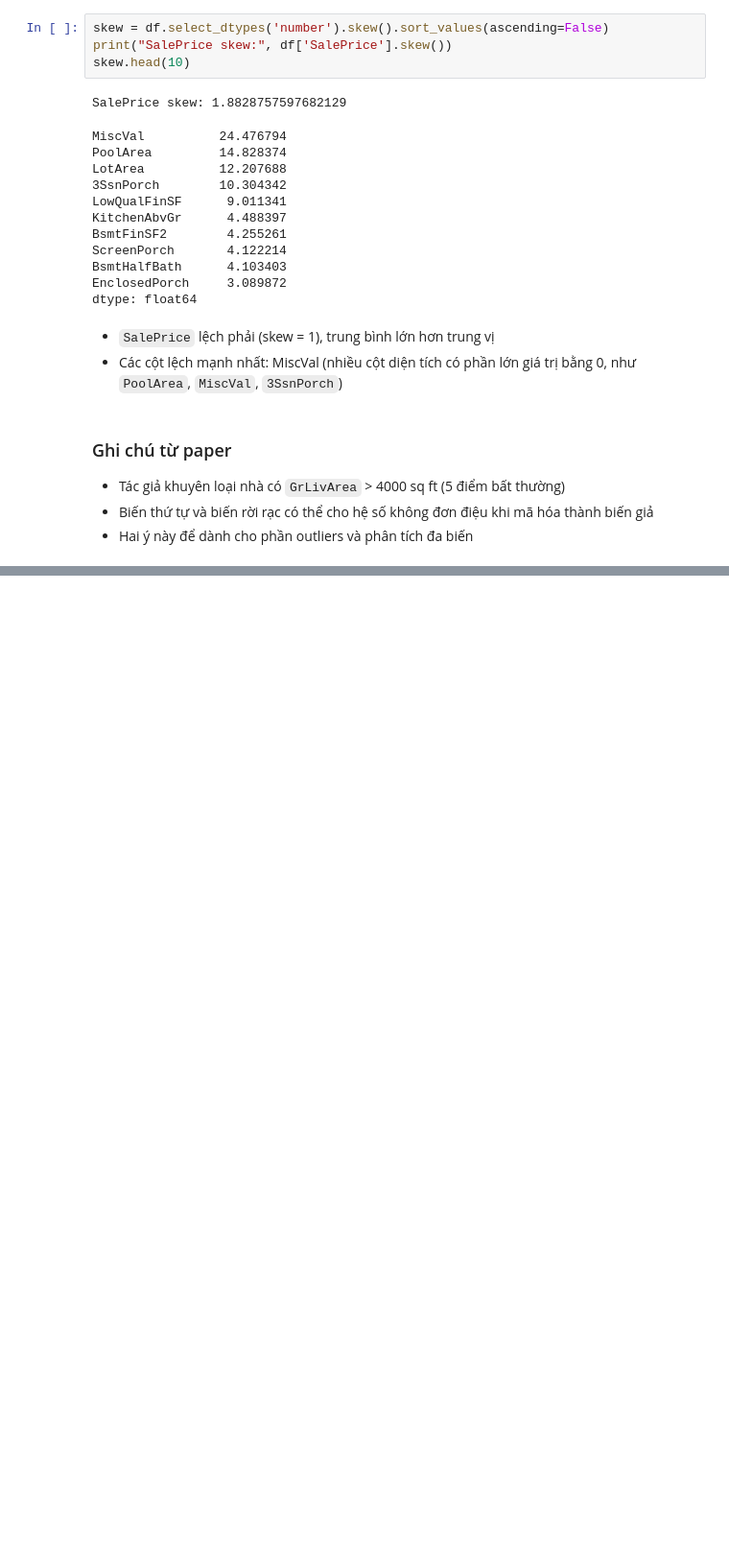
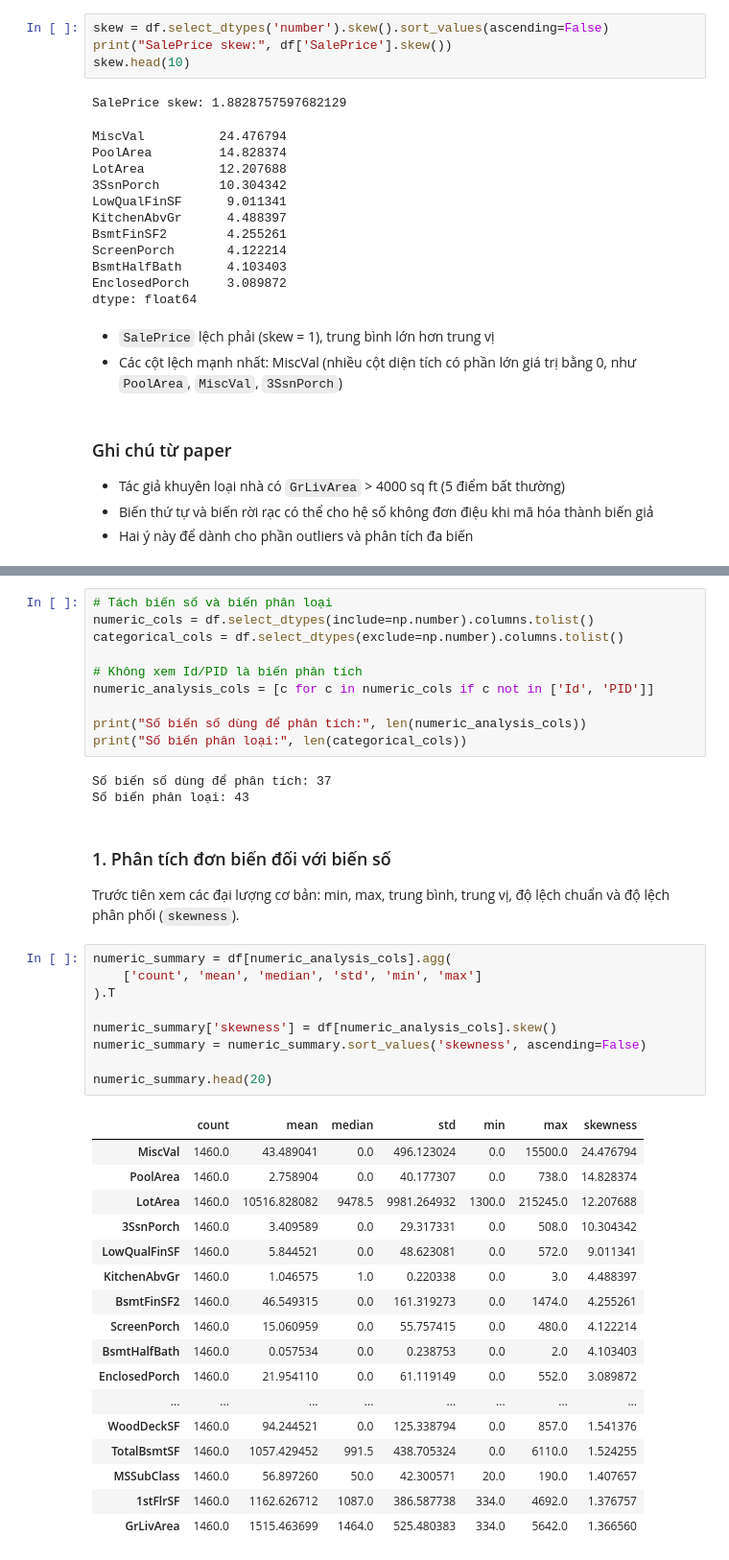
Before and after one commit to qannee/machine_learning, a Jupyter notebook: eda.ipynb, the cells around one changed output, grey strips where cells are left out. Shown at 96% size. Saved outputs shown, nothing was run; the diff lists cells and outputs as text; blank space fills up the shorter version.

```diff
--- a/eda.ipynb
+++ b/eda.ipynb
@@ -124,0 +159,44 @@ dtype: float64
+# %%
+# Tách biến số và biến phân loại
+numeric_cols = df.select_dtypes(include=np.number).columns.tolist()
+categorical_cols = df.select_dtypes(exclude=np.number).columns.tolist()
+
+# Không xem Id/PID là biến phân tích
+numeric_analysis_cols = [c for c in numeric_cols if c not in ['Id', 'PID']]
+
+print("Số biến số dùng để phân tích:", len(numeric_analysis_cols))
+print("Số biến phân loại:", len(categorical_cols))
+# %% [output]
+Số biến số dùng để phân tích: 37
+Số biến phân loại: 43
+# %% [markdown]
+### 1. Phân tích đơn biến đối với biến số
+
+Trước tiên xem các đại lượng cơ bản: min, max, trung bình, trung vị, độ lệch chuẩn và độ lệch phân phối (`skewness`).
+# %%
+numeric_summary = df[numeric_analysis_cols].agg(
+    ['count', 'mean', 'median', 'std', 'min', 'max']
+).T
+
+numeric_summary['skewness'] = df[numeric_analysis_cols].skew()
+numeric_summary = numeric_summary.sort_values('skewness', ascending=False)
+
+numeric_summary.head(20)
+# %% [output]
+|  | count | mean | median | std | min | max | skewness |
+| MiscVal | 1460.0 | 43.489041 | 0.0 | 496.123024 | 0.0 | 15500.0 | 24.476794 |
+| PoolArea | 1460.0 | 2.758904 | 0.0 | 40.177307 | 0.0 | 738.0 | 14.828374 |
+| LotArea | 1460.0 | 10516.828082 | 9478.5 | 9981.264932 | 1300.0 | 215245.0 | 12.207688 |
+| 3SsnPorch | 1460.0 | 3.409589 | 0.0 | 29.317331 | 0.0 | 508.0 | 10.304342 |
+| LowQualFinSF | 1460.0 | 5.844521 | 0.0 | 48.623081 | 0.0 | 572.0 | 9.011341 |
+| KitchenAbvGr | 1460.0 | 1.046575 | 1.0 | 0.220338 | 0.0 | 3.0 | 4.488397 |
+| BsmtFinSF2 | 1460.0 | 46.549315 | 0.0 | 161.319273 | 0.0 | 1474.0 | 4.255261 |
+| ScreenPorch | 1460.0 | 15.060959 | 0.0 | 55.757415 | 0.0 | 480.0 | 4.122214 |
+| BsmtHalfBath | 1460.0 | 0.057534 | 0.0 | 0.238753 | 0.0 | 2.0 | 4.103403 |
+| EnclosedPorch | 1460.0 | 21.954110 | 0.0 | 61.119149 | 0.0 | 552.0 | 3.089872 |
+| ... | ... | ... | ... | ... | ... | ... | ... |
+| WoodDeckSF | 1460.0 | 94.244521 | 0.0 | 125.338794 | 0.0 | 857.0 | 1.541376 |
+| TotalBsmtSF | 1460.0 | 1057.429452 | 991.5 | 438.705324 | 0.0 | 6110.0 | 1.524255 |
+| MSSubClass | 1460.0 | 56.897260 | 50.0 | 42.300571 | 20.0 | 190.0 | 1.407657 |
+| 1stFlrSF | 1460.0 | 1162.626712 | 1087.0 | 386.587738 | 334.0 | 4692.0 | 1.376757 |
+| GrLivArea | 1460.0 | 1515.463699 | 1464.0 | 525.480383 | 334.0 | 5642.0 | 1.366560 |
```
Also changed, not shown: parts of 14 cells of this notebook.
